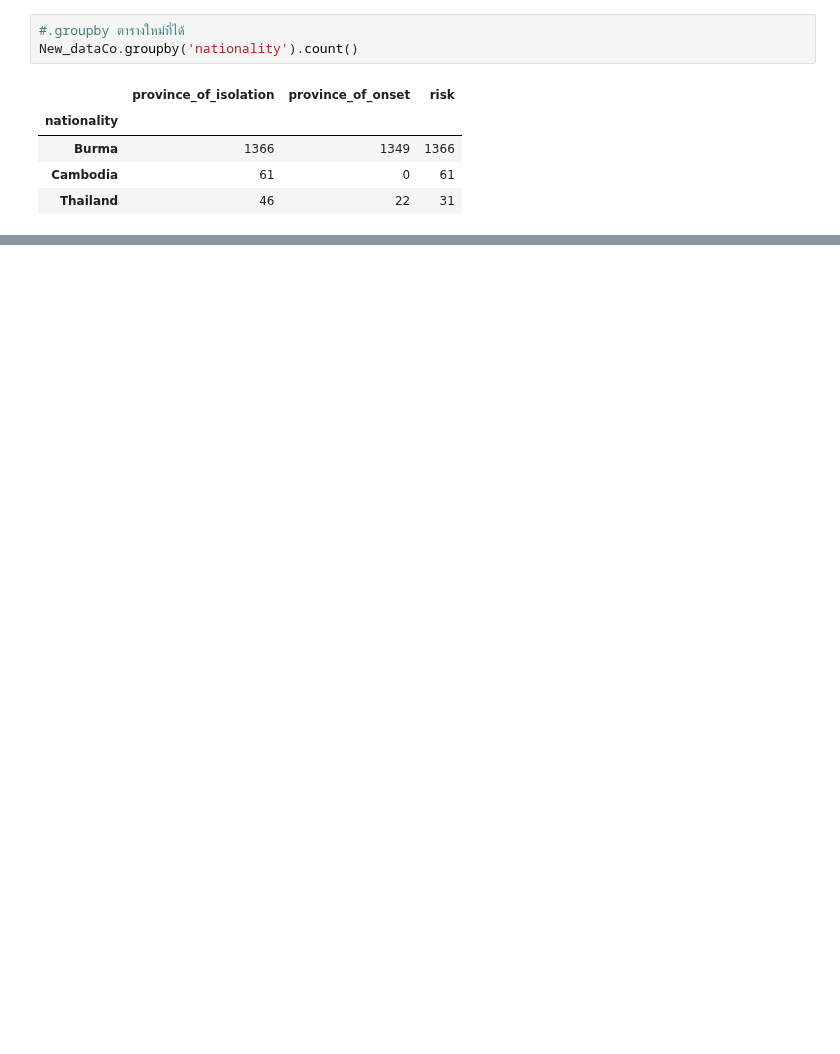
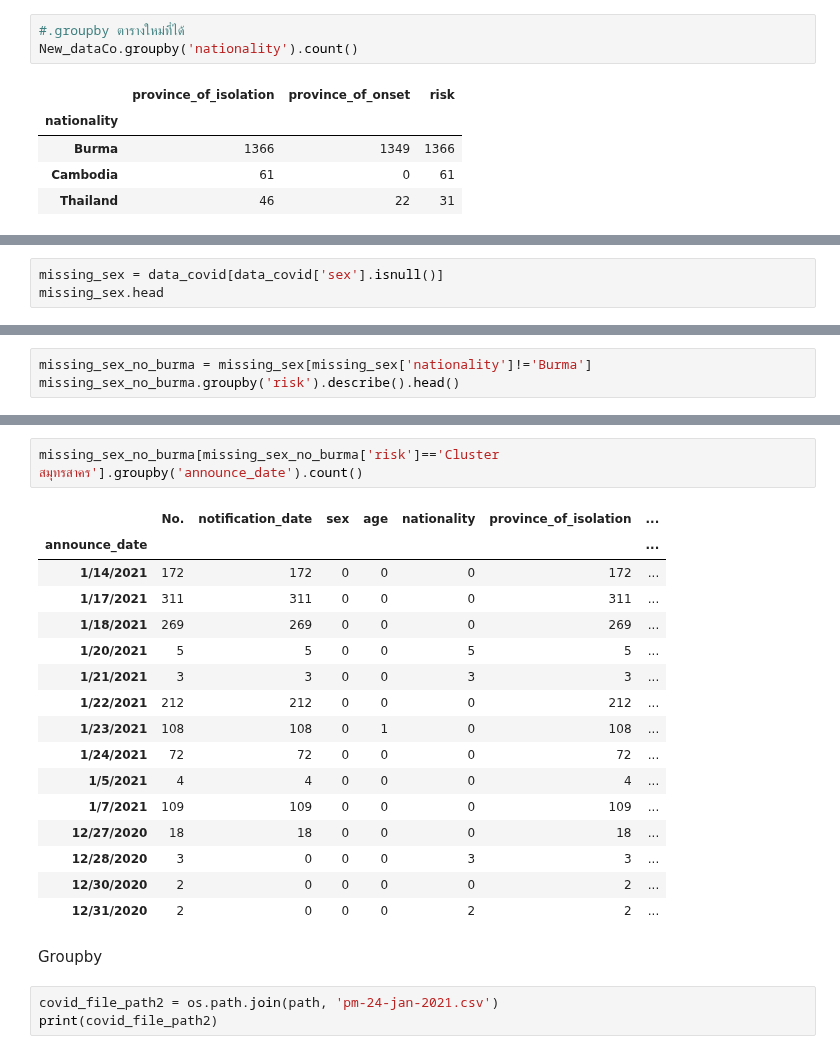
Before and after one commit to Kggzzz/data_viz, a Jupyter notebook: Pandas102.ipynb, the cells around one changed output, grey strips where cells are left out. Drawn from its saved outputs; the diff is of its cells as text; blank space fills up the shorter version.

```diff
--- a/Pandas102.ipynb
+++ b/Pandas102.ipynb
@@ -382,0 +420,3 @@ New_dataCo.groupby('nationality').count()
+# %%
+missing_sex = data_covid[data_covid['sex'].isnull()]
+missing_sex.head
@@ -382,0 +469,3 @@ New_dataCo.groupby('nationality').count()
+# %%
+missing_sex_no_burma = missing_sex[missing_sex['nationality']!='Burma']
+missing_sex_no_burma.groupby('risk').describe().head()
@@ -382,0 +480,24 @@ New_dataCo.groupby('nationality').count()
+# %%
+missing_sex_no_burma[missing_sex_no_burma['risk']=='Cluster สมุทรสาคร'].groupby('announce_date').count()
+# %% [output]
+|  | No. | notification_date | sex | age | nationality | province_of_isolation | ... |
+| announce_date |  |  |  |  |  |  | ... |
+| 1/14/2021 | 172 | 172 | 0 | 0 | 0 | 172 | ... |
+| 1/17/2021 | 311 | 311 | 0 | 0 | 0 | 311 | ... |
+| 1/18/2021 | 269 | 269 | 0 | 0 | 0 | 269 | ... |
+| 1/20/2021 | 5 | 5 | 0 | 0 | 5 | 5 | ... |
+| 1/21/2021 | 3 | 3 | 0 | 0 | 3 | 3 | ... |
+| 1/22/2021 | 212 | 212 | 0 | 0 | 0 | 212 | ... |
+| 1/23/2021 | 108 | 108 | 0 | 1 | 0 | 108 | ... |
+| 1/24/2021 | 72 | 72 | 0 | 0 | 0 | 72 | ... |
+| 1/5/2021 | 4 | 4 | 0 | 0 | 0 | 4 | ... |
+| 1/7/2021 | 109 | 109 | 0 | 0 | 0 | 109 | ... |
+| 12/27/2020 | 18 | 18 | 0 | 0 | 0 | 18 | ... |
+| 12/28/2020 | 3 | 0 | 0 | 0 | 3 | 3 | ... |
+| 12/30/2020 | 2 | 0 | 0 | 0 | 0 | 2 | ... |
+| 12/31/2020 | 2 | 0 | 0 | 0 | 2 | 2 | ... |
+# %% [markdown]
+Groupby
+# %%
+covid_file_path2 = os.path.join(path, 'pm-24-jan-2021.csv')
+print(covid_file_path2)
```
Also changed, not shown: parts of 29 cells of this notebook.
